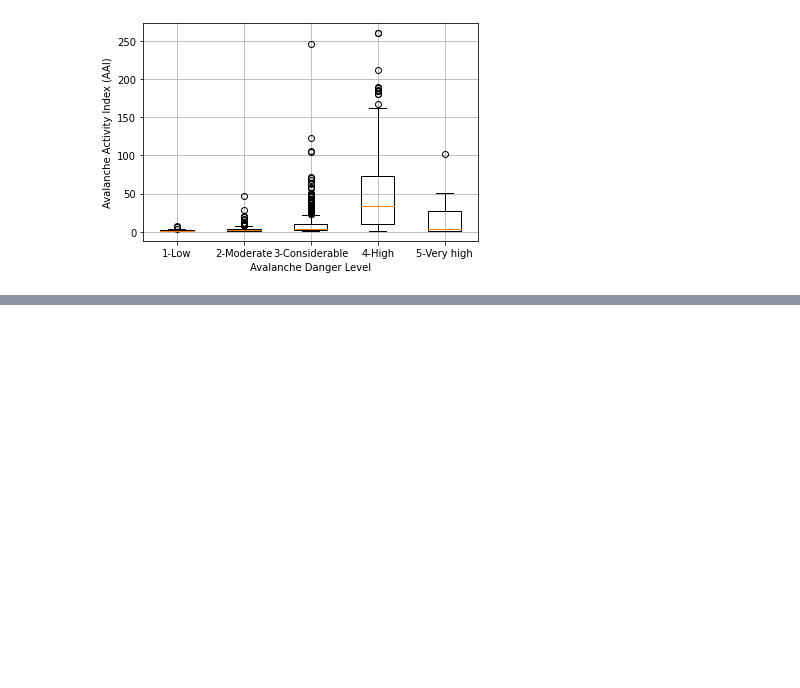
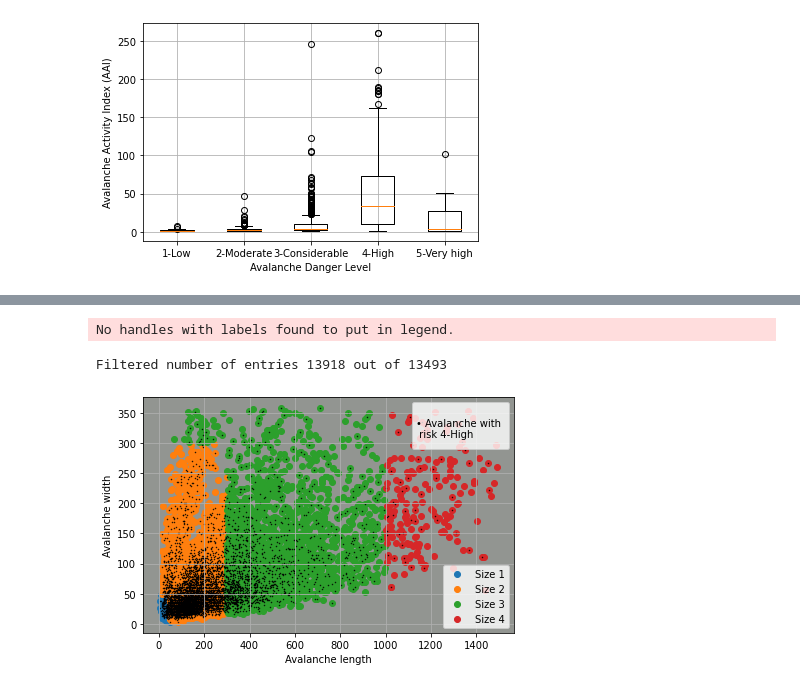
Before and after one commit to martaferrer/Avalanche-Observations, a Jupyter notebook: AvalancheObservations.ipynb, the cells around one changed output, grey strips where cells are left out. Drawn from its saved outputs; the diff is of its cells as text; code cells hidden in the pictures; blank space fills up the shorter version.

```diff
--- a/AvalancheObservations.ipynb
+++ b/AvalancheObservations.ipynb
@@ -244,0 +327,15 @@ Last but not least, another interesting plot would be to show how many avalanche
+# %%
+# C) Create bar plot regarding the avalanche size
+
+# For better understanding remove the very big avalanches in the plot
+df_filtered = df[df['length_m']<1500]
+df_filtered = df_filtered[df_filtered['width_m']<360]
+
+print('Filtered number of entries {} out of {}'.format(df.shape[0], df_filtered.shape[0]))
+
+#  Plot the results
+utils.create_scatter_plot(df_filtered, 'length_m', 'width_m', 'aval_size_class')
+# %% [output]
+No handles with labels found to put in legend.
+Filtered number of entries 13918 out of 13493
+[figure, added]
```
Also changed, not shown: parts of 15 cells of this notebook.
